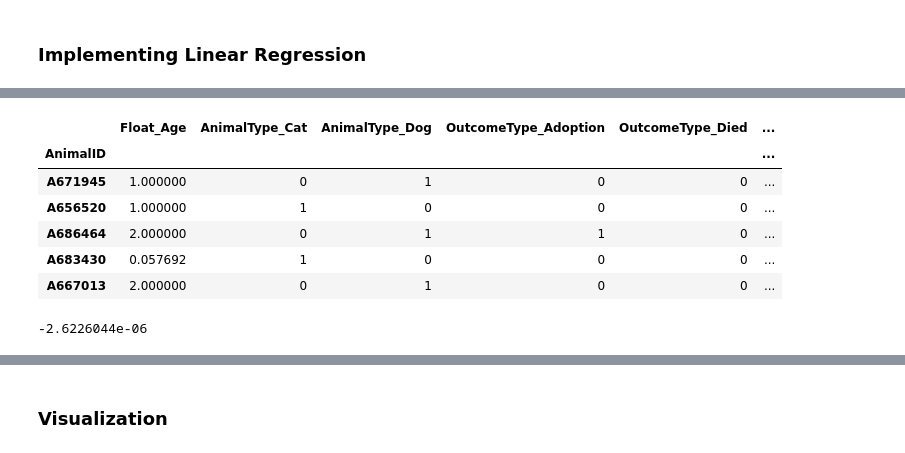
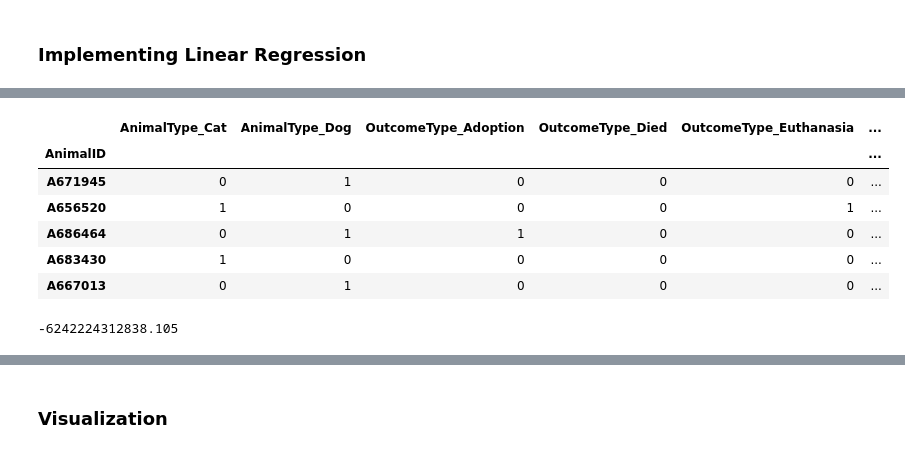
Before and after one commit to Jaket2030/Animals, a Jupyter notebook: shelter_animals_outcome .ipynb, the cells around one changed output, grey strips where cells are left out. Drawn from its saved outputs; the diff is of its cells as text; code cells hidden in the pictures.

```diff
--- a/shelter_animals_outcome .ipynb
+++ b/shelter_animals_outcome .ipynb
@@ -509,21 +515,21 @@ new_df_dummies.head()
 | A667013 | 0 | 2013-11-15 12:52:00 | Partner | Neutered Male | 2 years | Lhasa Apso/Miniature Poodle | Tan | 1 | ... |
 # %%
 #Fitting The Model
-X = new_df_dummies.drop(['Name','DateTime','OutcomeSubtype','SexuponOutcome','AgeuponOutcome','Breed','Color','COUNTER','Age','A','B','COUNTER_Outcome'], axis=1, inplace=False)
+X = new_df_dummies.drop(['Float_Age','Name','DateTime','OutcomeSubtype','SexuponOutcome','AgeuponOutcome','Breed','Color','COUNTER','Age','A','B','COUNTER_Outcome'], axis=1, inplace=False)
 y = new_df_dummies['Float_Age']
 
 all_lm = LinearRegression().fit(X, y)
 X.head()
 # %% [output]
-|  | Float_Age | AnimalType_Cat | AnimalType_Dog | OutcomeType_Adoption | OutcomeType_Died | ... |
+|  | AnimalType_Cat | AnimalType_Dog | OutcomeType_Adoption | OutcomeType_Died | OutcomeType_Euthanasia | ... |
 | AnimalID |  |  |  |  |  | ... |
-| A671945 | 1.000000 | 0 | 1 | 0 | 0 | ... |
-| A656520 | 1.000000 | 1 | 0 | 0 | 0 | ... |
-| A686464 | 2.000000 | 0 | 1 | 1 | 0 | ... |
-| A683430 | 0.057692 | 1 | 0 | 0 | 0 | ... |
-| A667013 | 2.000000 | 0 | 1 | 0 | 0 | ... |
+| A671945 | 0 | 1 | 0 | 0 | 0 | ... |
+| A656520 | 1 | 0 | 0 | 0 | 1 | ... |
+| A686464 | 0 | 1 | 1 | 0 | 0 | ... |
+| A683430 | 1 | 0 | 0 | 0 | 0 | ... |
+| A667013 | 0 | 1 | 0 | 0 | 0 | ... |
 # %%
 #Checking the intercept
 all_lm.intercept_
 # %% [output]
--2.6226044e-06
+-6242224312838.105
```
Also changed, not shown: parts of 25 cells of this notebook.
